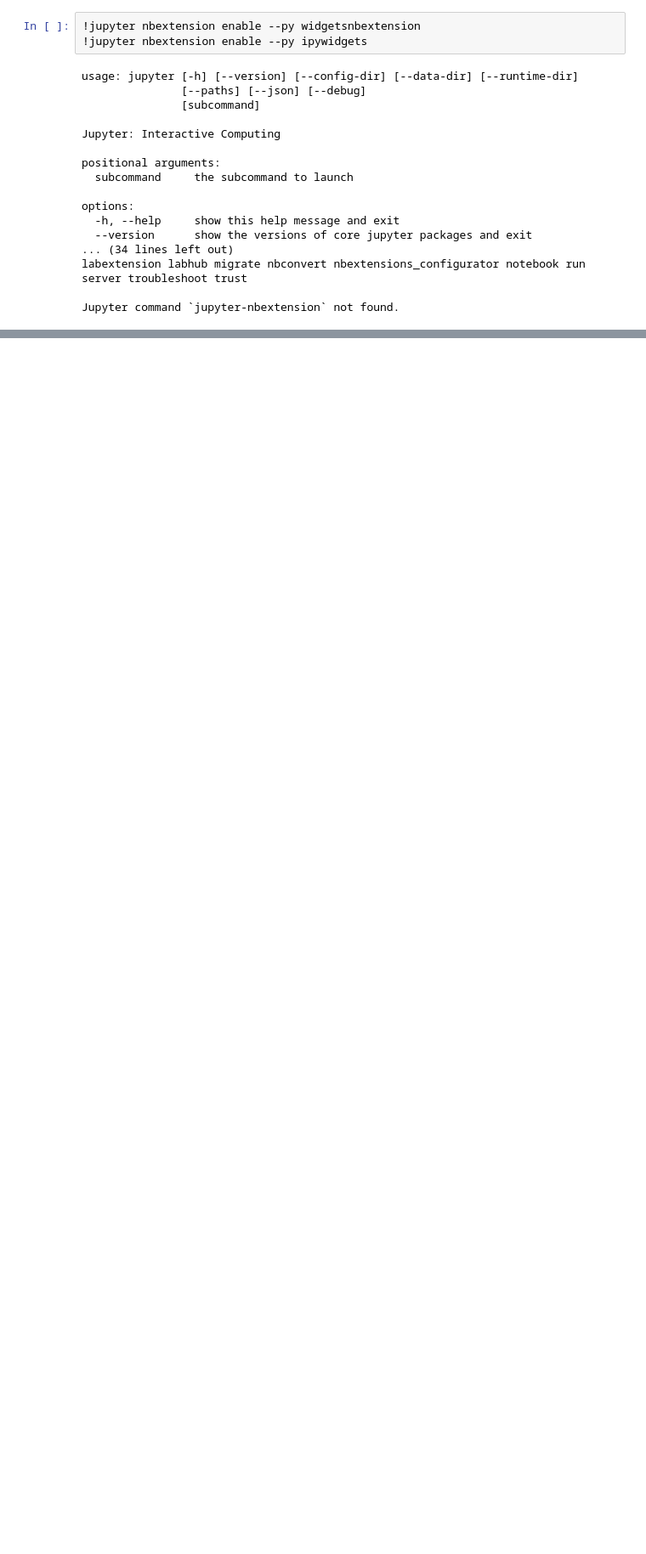
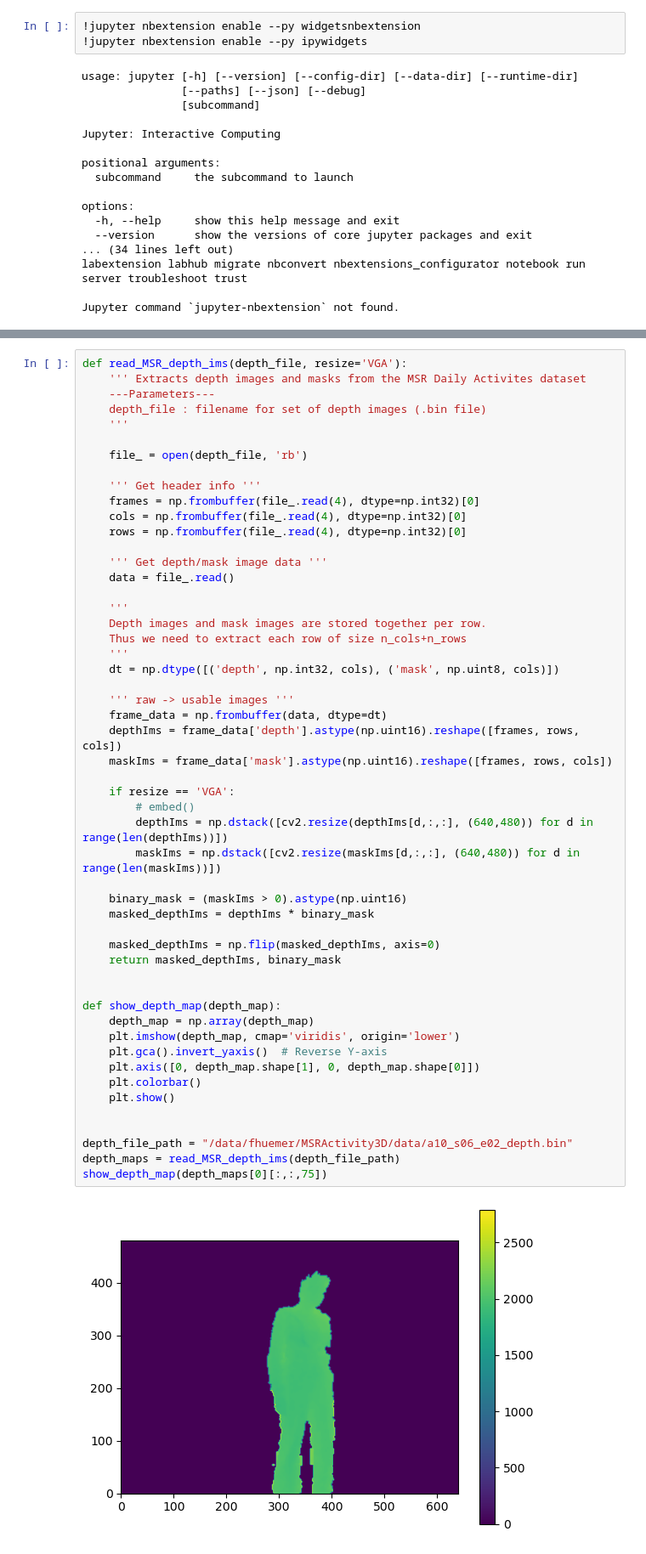
Before and after one commit to Frodl/TubeViT, a Jupyter notebook: inspect_clips.ipynb, the cells around one changed output, grey strips where cells are left out. Shown at 85% size. Cells and saved outputs as stored; diff of their text form; blank space fills up the shorter version.

```diff
--- a/inspect_clips.ipynb
+++ b/inspect_clips.ipynb
@@ -341,0 +418,54 @@ values=tensor([[[   0.,    0., 3087.,  ..., 2580., 2599., 2580.],
+# %%
+def read_MSR_depth_ims(depth_file, resize='VGA'):
+	''' Extracts depth images and masks from the MSR Daily Activites dataset
+	---Parameters---
+	depth_file : filename for set of depth images (.bin file)
+	'''
+
+	file_ = open(depth_file, 'rb')
+
+	''' Get header info '''
+	frames = np.frombuffer(file_.read(4), dtype=np.int32)[0]
+	cols = np.frombuffer(file_.read(4), dtype=np.int32)[0]
+	rows = np.frombuffer(file_.read(4), dtype=np.int32)[0]
+
+	''' Get depth/mask image data '''
+	data = file_.read()
+
+	'''
+	Depth images and mask images are stored together per row.
+	Thus we need to extract each row of size n_cols+n_rows
+	'''
+	dt = np.dtype([('depth', np.int32, cols), ('mask', np.uint8, cols)])
+
+	''' raw -> usable images '''
+	frame_data = np.frombuffer(data, dtype=dt)
+	depthIms = frame_data['depth'].astype(np.uint16).reshape([frames, rows, cols])
+	maskIms = frame_data['mask'].astype(np.uint16).reshape([frames, rows, cols])
+
+	if resize == 'VGA':
+		# embed()
+		depthIms = np.dstack([cv2.resize(depthIms[d,:,:], (640,480)) for d in range(len(depthIms))])
+		maskIms = np.dstack([cv2.resize(maskIms[d,:,:], (640,480)) for d in range(len(maskIms))])
+
+	binary_mask = (maskIms > 0).astype(np.uint16)
+	masked_depthIms = depthIms * binary_mask
+
+	masked_depthIms = np.flip(masked_depthIms, axis=0)
+	return masked_depthIms, binary_mask
+
+
+def show_depth_map(depth_map):
+    depth_map = np.array(depth_map)
+    plt.imshow(depth_map, cmap='viridis', origin='lower')
+    plt.gca().invert_yaxis()  # Reverse Y-axis
+    plt.axis([0, depth_map.shape[1], 0, depth_map.shape[0]])
+    plt.colorbar()
+    plt.show()
+
+
+depth_file_path = "/data/fhuemer/MSRActivity3D/data/a10_s06_e02_depth.bin"
+depth_maps = read_MSR_depth_ims(depth_file_path)
+show_depth_map(depth_maps[0][:,:,75])
+# %% [output]
+[figure, added]
```
Also changed, not shown: parts of 11 cells of this notebook, 19 other files.
